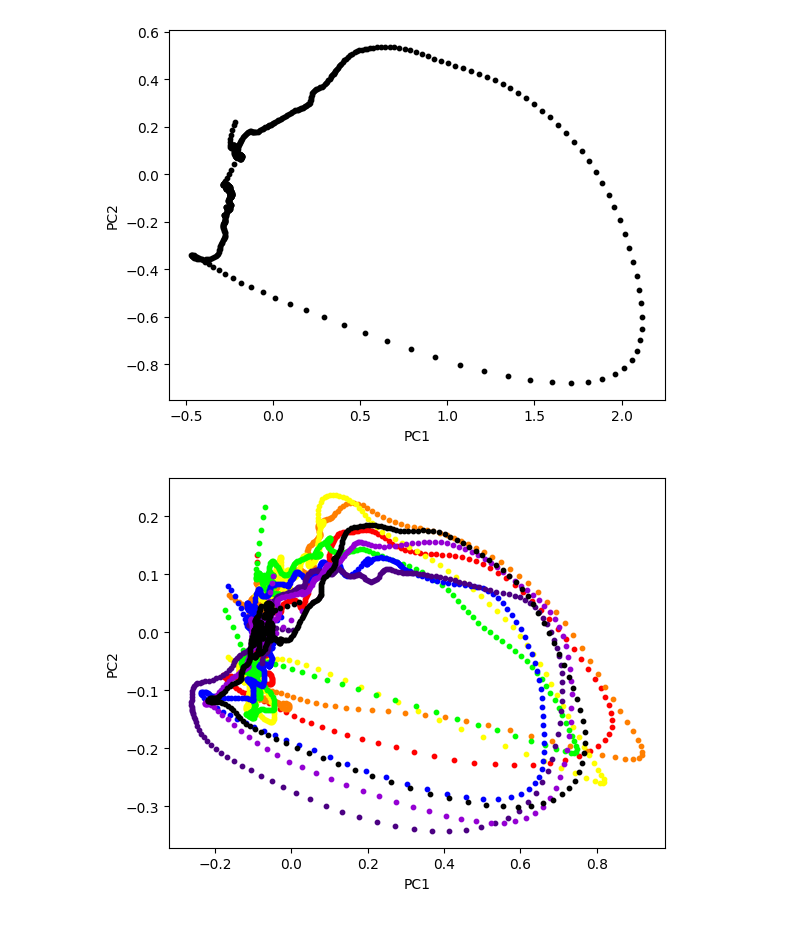
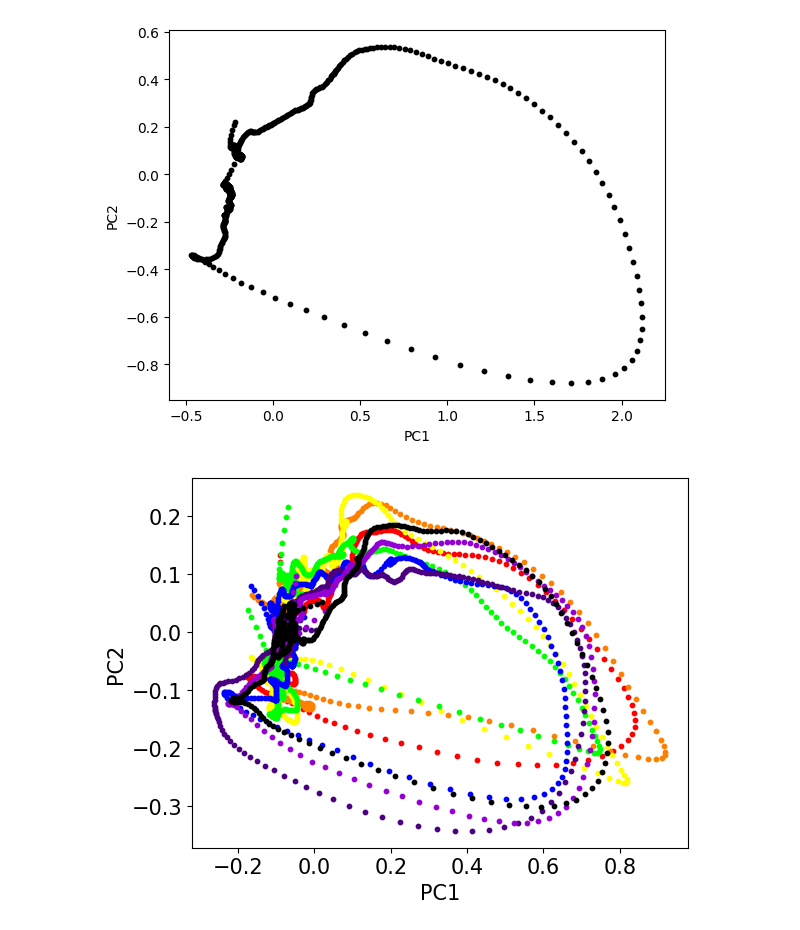
Before and after one commit to NeuroAI-IBS/fn_data_saccade, a Jupyter notebook: Data sorting/python_code/pca_analy2.ipynb, the cells around one changed output. Drawn from its saved outputs; the diff is of its cells as text; code cells hidden in the pictures.

```diff
--- a/Data sorting/python_code/pca_analy2.ipynb
+++ b/Data sorting/python_code/pca_analy2.ipynb
@@ -214,6 +201,8 @@ plt.xlabel('PC1')
 plt.ylabel('PC2')
 # zlabel('PC3')
 
+plt.rc('font', size=15)
+
 plt.savefig('fig1.jpg', dpi=300)
 plt.show()
 # %% [output]
@@ -238,34 +227,36 @@ color = color / 255
 
 # for a in range(8):
 #     t_color = [1, 0+1/9*a, 0+1/9*a]
 #     color.append(t_color)
 
 color = color.reshape(8,3)
 
 
 plt.figure()
 for ori in range(8):
 
     temp_PC = PCA_total[ori]['p'].T
 
     s_temp1 = gaussian_filter1d(temp_PC[0], win)
     s_temp2 = gaussian_filter1d(temp_PC[1], win)
     s_temp3 = gaussian_filter1d(temp_PC[2], win)
 
     X = s_temp1[0:600]
     Y = s_temp2[0:600]
     Z = s_temp3[0:600]
 
     plt.scatter(X, Y, s=10, color=color[ori], marker='o')
 
     plt.xlabel('PC1')
     plt.ylabel('PC2')
     # zlabel('PC3')
 
+plt.rc('font', size=15)
+
 plt.savefig('fig2.jpg', dpi=300)
 plt.show()
 # %% [output]
-[figure, old version]
+[figure, new version]
 # %%
 pca_data = []
 for pc in range(4):
```
Also changed, not shown: parts of 13 cells of this notebook, 2 other files.
